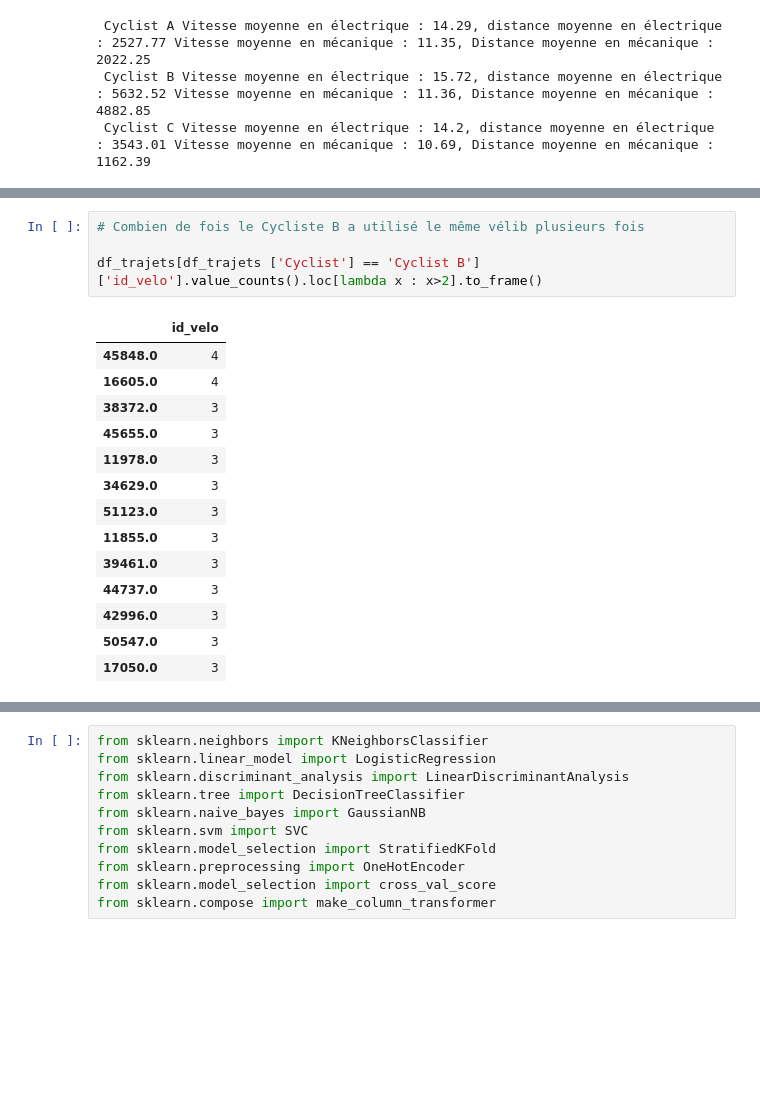
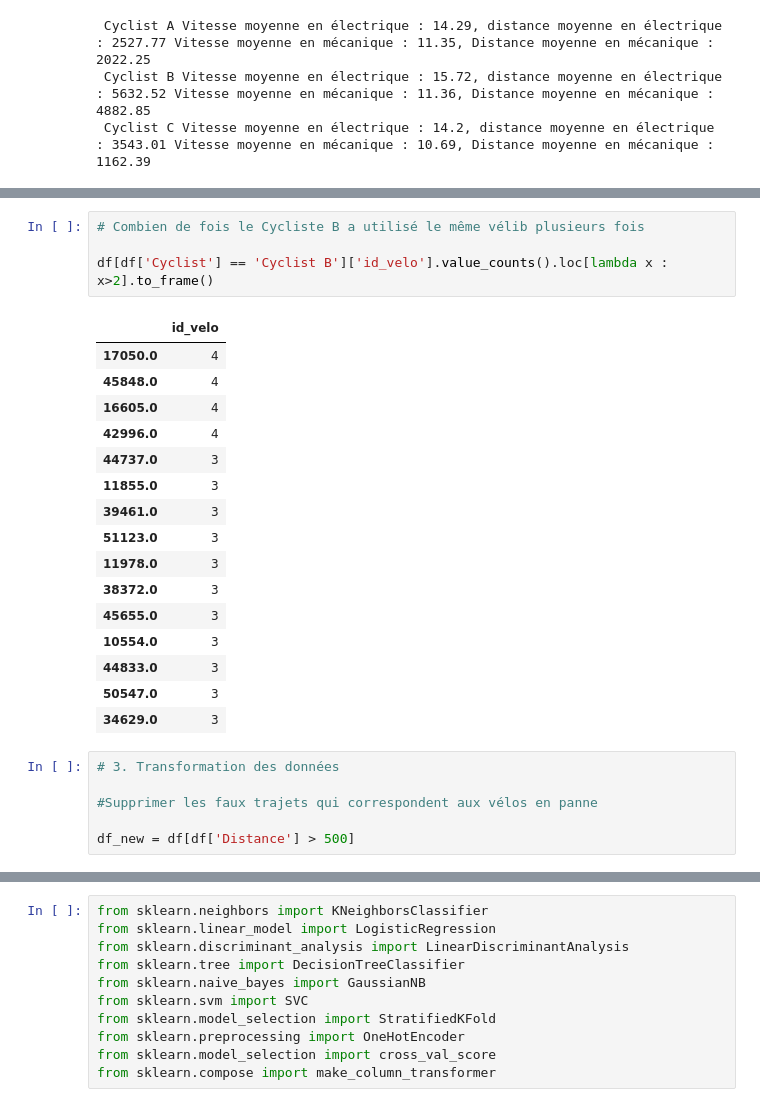
Before and after one commit to Anassidr/Velib_data_analysis, a Jupyter notebook: Velib_data_analysis.ipynb, the cells around one changed output, grey strips where cells are left out. Drawn from its saved outputs; the diff is of its cells as text; blank space fills up the shorter version.

```diff
--- a/Velib_data_analysis.ipynb
+++ b/Velib_data_analysis.ipynb
@@ -333,19 +334,27 @@ sns.countplot(df_CyclistC['Day'], order =df_CyclistC['Day'].value_counts().index
 # %%
 # Combien de fois le Cycliste B a utilisé le même vélib plusieurs fois
 
-df_trajets[df_trajets ['Cyclist'] == 'Cyclist B']['id_velo'].value_counts().loc[lambda x : x>2].to_frame()
+df[df['Cyclist'] == 'Cyclist B']['id_velo'].value_counts().loc[lambda x : x>2].to_frame()
 # %% [output]
 |  | id_velo |
+| 17050.0 | 4 |
 | 45848.0 | 4 |
 | 16605.0 | 4 |
+| 42996.0 | 4 |
+| 44737.0 | 3 |
+| 11855.0 | 3 |
+| 39461.0 | 3 |
+| 51123.0 | 3 |
+| 11978.0 | 3 |
 | 38372.0 | 3 |
 | 45655.0 | 3 |
-| 11978.0 | 3 |
+| 10554.0 | 3 |
+| 44833.0 | 3 |
+| 50547.0 | 3 |
 | 34629.0 | 3 |
-| 51123.0 | 3 |
-| 11855.0 | 3 |
-| 39461.0 | 3 |
-| 44737.0 | 3 |
-| 42996.0 | 3 |
-| 50547.0 | 3 |
-| 17050.0 | 3 |
+# %%
+# 3. Transformation des données
+
+#Supprimer les faux trajets qui correspondent aux vélos en panne
+
+df_new = df[df['Distance'] > 500]
```
Also changed, not shown: parts of 26 cells of this notebook.
